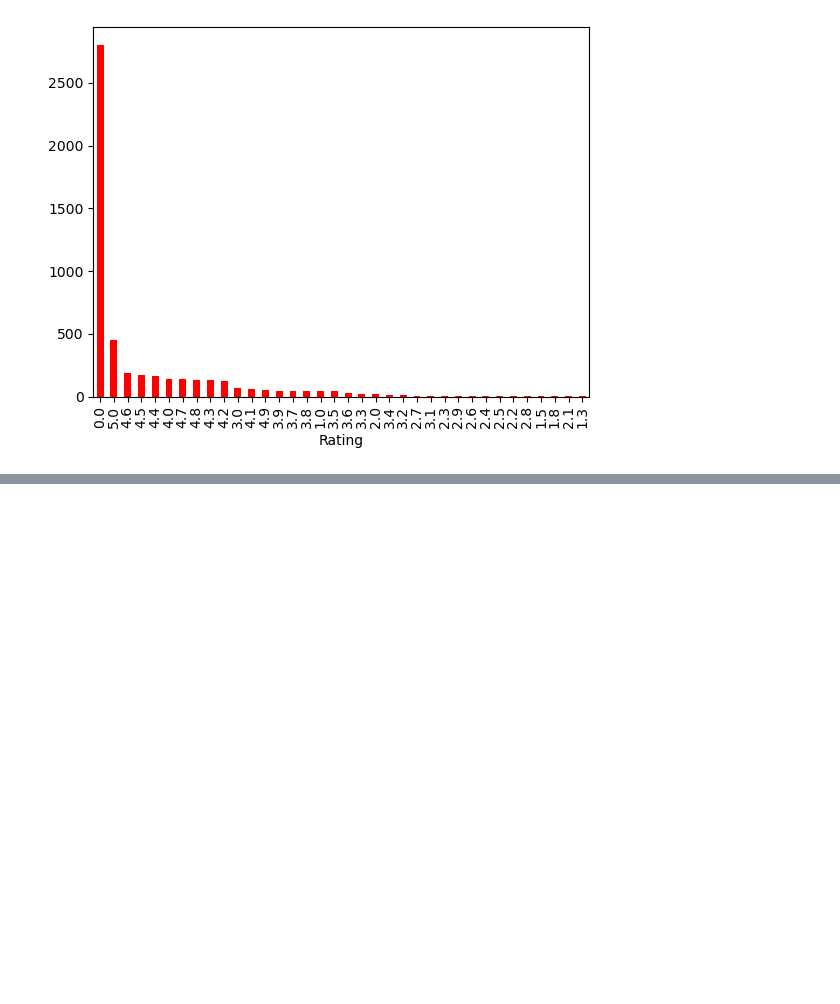
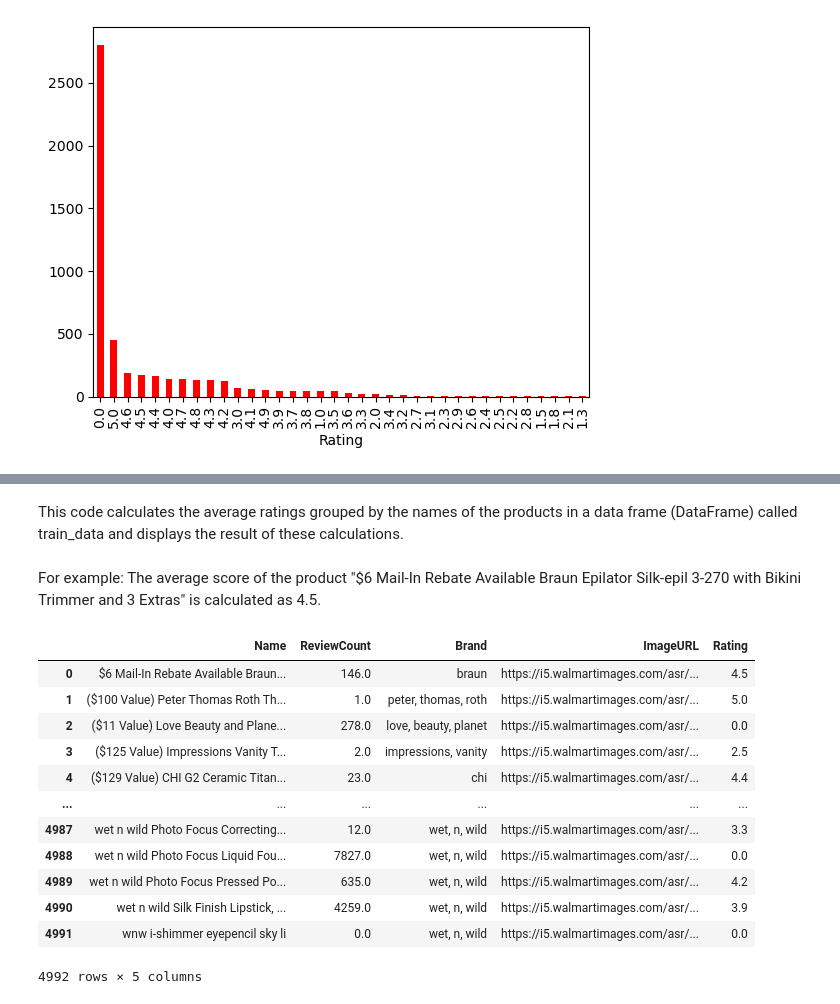
Before and after one commit to okanolgun/E-commerece-Product-Recommendation, a Jupyter notebook: Untitled.ipynb, the cells around one changed output, grey strips where cells are left out. Cells and saved outputs as stored; diff of their text form; code cells hidden in the pictures; blank space fills up the shorter version.

```diff
--- a/Untitled.ipynb
+++ b/Untitled.ipynb
@@ -247,0 +252,15 @@ train_data['Rating'].value_counts().plot(kind='bar', color='red')
+# %%
+import spacy
+from spacy.lang.en.stop_words import STOP_WORDS
+
+nlp = spacy.load("en_core_web_sm")
+
+def clean_and_extract_tags(text):
+    doc= nlp(text.lower())
+    tags = [token.text for token in doc if token.text.isalnum() and token.text not in STOP_WORDS]
+    return ', '.join(tags)
+
+columns_to_extract_tags_from = ['Category','Brand','Description']
+
+for column in columns_to_extract_tags_from:
+    train_data[column] = train_data[column].apply(clean_and_extract_tags)
@@ -247,0 +275,2 @@ train_data['Rating'].value_counts().plot(kind='bar', color='red')
+# %%
+train_data['Tags'] = train_data[columns_to_extract_tags_from].apply(lambda row: ', '.join(row), axis=1)
@@ -247,0 +301,21 @@ train_data['Rating'].value_counts().plot(kind='bar', color='red')
+# %% [markdown]
+This code calculates the average ratings grouped by the names of the products in a data frame (DataFrame) called train_data and displays the result of these calculations.
+# %% [markdown]
+For example:
+The average score of the product "$6 Mail-In Rebate Available Braun Epilator Silk-epil 3-270 with Bikini Trimmer and 3 Extras" is calculated as 4.5.
+# %%
+train_data.groupby(['Name','ReviewCount','Brand','ImageURL'])['Rating'].mean().reset_index()
+# %% [output]
+|  | Name | ReviewCount | Brand | ImageURL | Rating |
+| 0 | $6 Mail-In Rebate Available Braun... | 146.0 | braun | https://i5.walmartimages.com/asr/... | 4.5 |
+| 1 | ($100 Value) Peter Thomas Roth Th... | 1.0 | peter, thomas, roth | https://i5.walmartimages.com/asr/... | 5.0 |
+| 2 | ($11 Value) Love Beauty and Plane... | 278.0 | love, beauty, planet | https://i5.walmartimages.com/asr/... | 0.0 |
+| 3 | ($125 Value) Impressions Vanity T... | 2.0 | impressions, vanity | https://i5.walmartimages.com/asr/... | 2.5 |
+| 4 | ($129 Value) CHI G2 Ceramic Titan... | 23.0 | chi | https://i5.walmartimages.com/asr/... | 4.4 |
+| ... | ... | ... | ... | ... | ... |
+| 4987 | wet n wild Photo Focus Correcting... | 12.0 | wet, n, wild | https://i5.walmartimages.com/asr/... | 3.3 |
+| 4988 | wet n wild Photo Focus Liquid Fou... | 7827.0 | wet, n, wild | https://i5.walmartimages.com/asr/... | 0.0 |
+| 4989 | wet n wild Photo Focus Pressed Po... | 635.0 | wet, n, wild | https://i5.walmartimages.com/asr/... | 4.2 |
+| 4990 | wet n wild Silk Finish Lipstick, ... | 4259.0 | wet, n, wild | https://i5.walmartimages.com/asr/... | 3.9 |
+| 4991 | wnw i-shimmer eyepencil sky li | 0.0 | wet, n, wild | https://i5.walmartimages.com/asr/... | 0.0 |
+4992 rows × 5 columns
```
Also changed, not shown: parts of 14 cells of this notebook.
